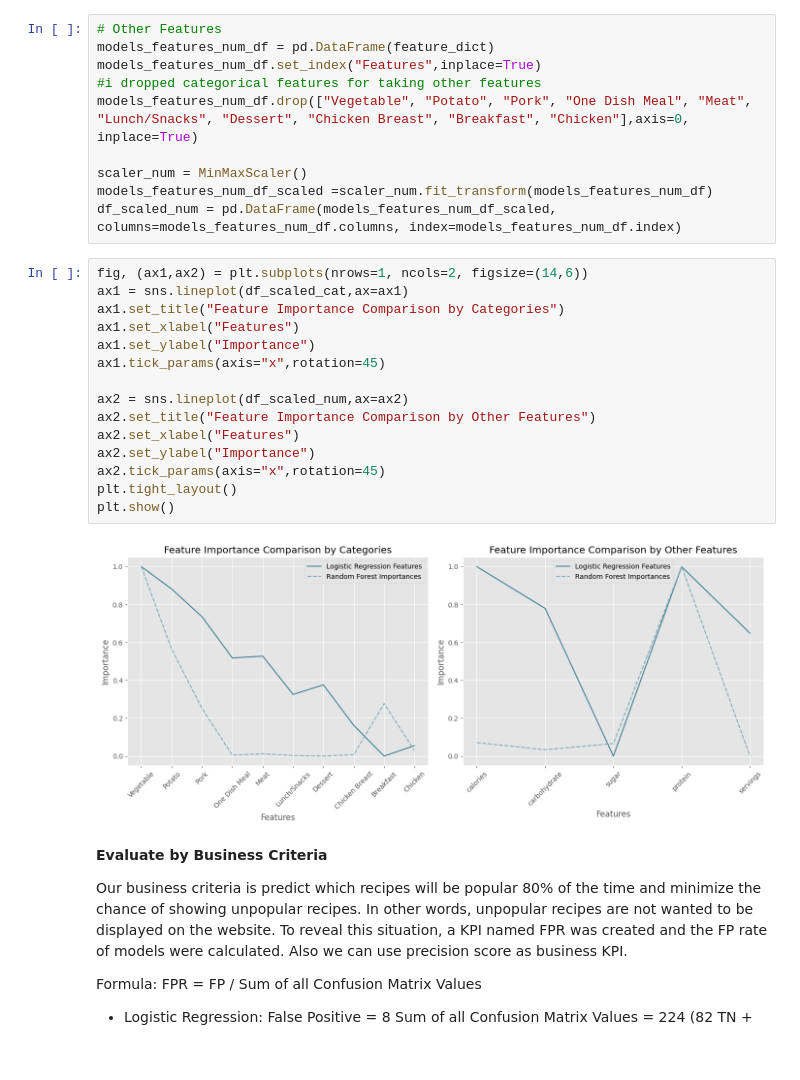
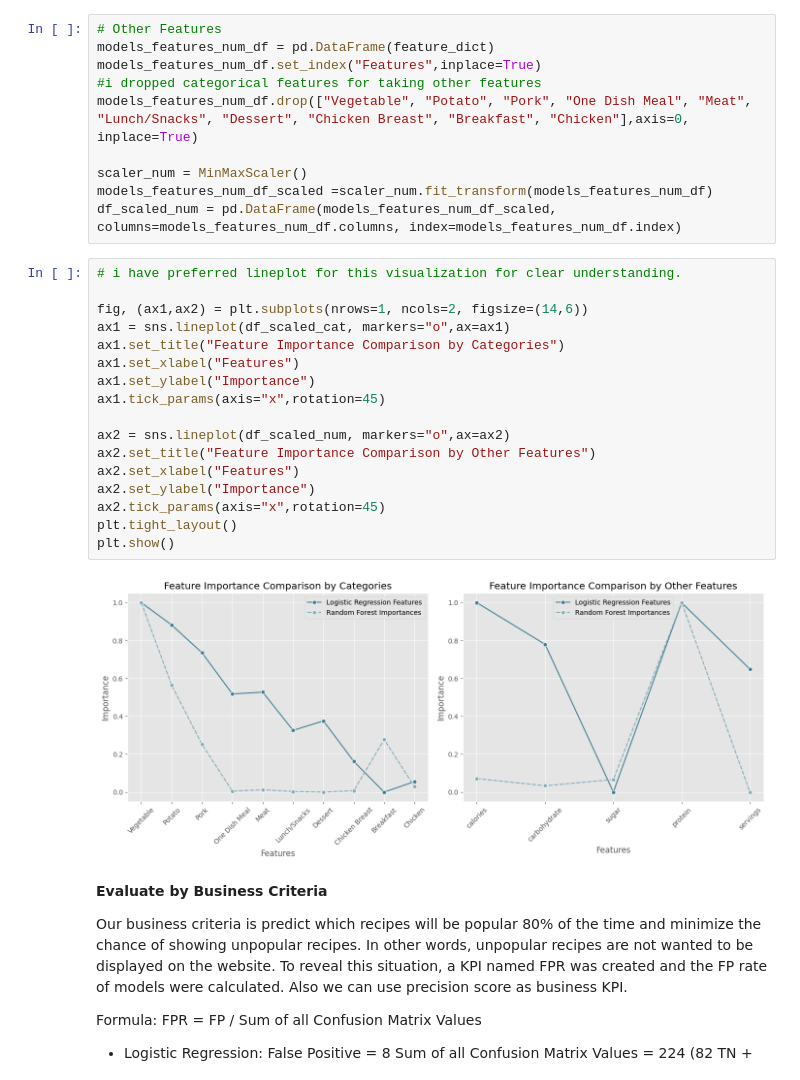
Before and after one commit to kntvrl/predicting_high_traffic_recipes_project, a Jupyter notebook: recipe.ipynb, the cells around one changed output. Drawn from its saved outputs; the diff is of its cells as text.

```diff
--- a/recipe.ipynb
+++ b/recipe.ipynb
@@ -1156,22 +1156,24 @@ scaler_num = MinMaxScaler()
 models_features_num_df_scaled =scaler_num.fit_transform(models_features_num_df)
 df_scaled_num = pd.DataFrame(models_features_num_df_scaled, columns=models_features_num_df.columns, index=models_features_num_df.index)
 # %%
+# i have preferred lineplot for this visualization for clear understanding.
+
 fig, (ax1,ax2) = plt.subplots(nrows=1, ncols=2, figsize=(14,6))
-ax1 = sns.lineplot(df_scaled_cat,ax=ax1)
+ax1 = sns.lineplot(df_scaled_cat, markers="o",ax=ax1)
 ax1.set_title("Feature Importance Comparison by Categories")
 ax1.set_xlabel("Features")
 ax1.set_ylabel("Importance")
 ax1.tick_params(axis="x",rotation=45)
 
-ax2 = sns.lineplot(df_scaled_num,ax=ax2)
+ax2 = sns.lineplot(df_scaled_num, markers="o",ax=ax2)
 ax2.set_title("Feature Importance Comparison by Other Features")
 ax2.set_xlabel("Features")
 ax2.set_ylabel("Importance")
 ax2.tick_params(axis="x",rotation=45)
 plt.tight_layout()
 plt.show()
 # %% [output]
-[figure, old version]
+[figure, new version]
 # %% [markdown]
 **Evaluate by Business Criteria**
 
```
Also changed, not shown: 1 other file.
